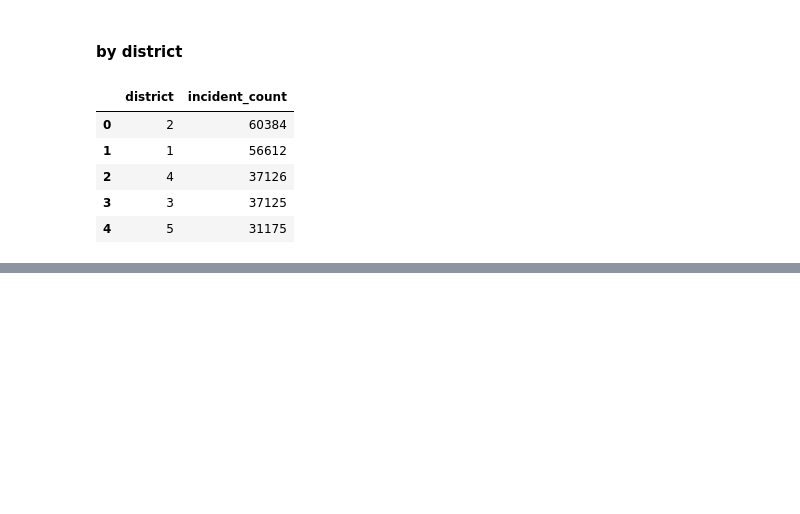
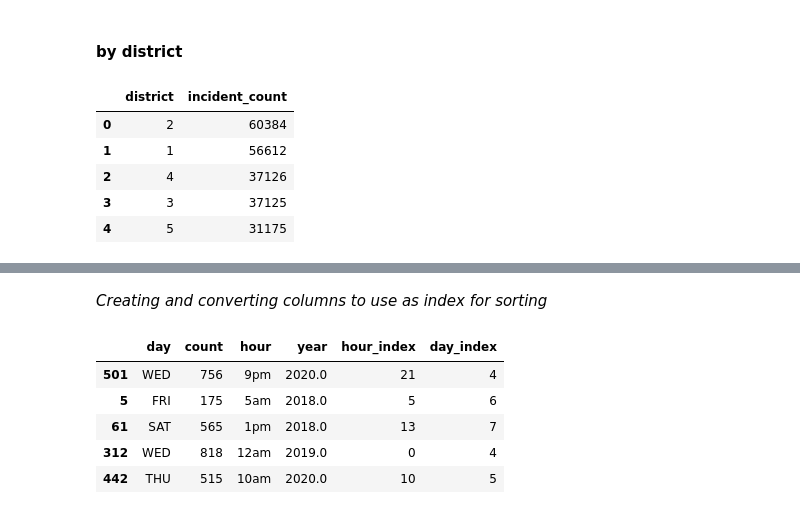
Before and after one commit to DonnieData/austin_crime_EDA, a Jupyter notebook: crime_data_EDA.ipynb, the cells around one changed output, grey strips where cells are left out. Saved outputs shown, nothing was run; the diff lists cells and outputs as text; code cells hidden in the pictures; blank space fills up the shorter version.

Commit message:
updating frame transformation and sorting for heatmap test data

```diff
--- a/crime_data_EDA.ipynb
+++ b/crime_data_EDA.ipynb
@@ -320,0 +323,7 @@ top_district.head()
+# %%
+all_crime_day = db_frame(f'''SELECT TO_CHAR(occurred_date, 'DY') as day, COUNT(*),
+            EXTRACT(HOUR FROM occurred_date) as hour,
+            EXTRACT(YEAR FROM occurred_date) as year
+            FROM crime_incidents
+            GROUP BY year, day, hour
+            ;''')
@@ -320,0 +333,44 @@ top_district.head()
+# %% [markdown]
+<i>Creating and converting columns to use as index for sorting</i>
+# %%
+#--convert hour column--
+# create list for hour ocnversions
+hour_convert = ['12am','1am','2am','3am','4am','5am','6am','7am','8am','9am','10am','11am',
+             '12pm','1pm','2pm','3pm','4pm','5pm','6pm','7pm','8pm','9pm','10pm','11pm']
+
+# tuple current hour values and new ones
+hour_zip = [i for i in zip(all_crime_day.hour.unique(), h_convert)]
+
+# loop thorugh values and covnert to dictionary
+hour_mapper = {}
+for i in list(range(len(hour_zip))):
+    hour_mapper[hour_zip[i][0]] = samp_list[i][1]
+
+#convert column to new vbalues
+all_crime_day['hour'] = all_crime_day['hour'].apply(lambda x: hour_mapper[x])
+# %%
+#--create hour_index column
+#loop through values and insert into dictionary
+hour_index_mapper = {}
+for i in list(range(len(hour_convert))):
+    hour_index_mapper[hour_convert[i]] = i
+
+#create new column with mapper
+all_crime_day['hour_index'] = all_crime_day['hour'].apply(lambda x: hour_index_mapper[x])
+# %%
+#--create day_index column--
+#create day index mappers to sort columns
+day_index_mapper = {'SUN':1,'MON':2,'TUE':3,'WED':4,'THU':5,'FRI':6,'SAT':7}
+
+# create fay index column
+all_crime_day['day_index'] = all_crime_day['day'].apply(lambda x: index_mapper[x])
+# %%
+#review
+all_crime_day.sample(5)
+# %% [output]
+|  | day | count | hour | year | hour_index | day_index |
+| 501 | WED | 756 | 9pm | 2020.0 | 21 | 4 |
+| 5 | FRI | 175 | 5am | 2018.0 | 5 | 6 |
+| 61 | SAT | 565 | 1pm | 2018.0 | 13 | 7 |
+| 312 | WED | 818 | 12am | 2019.0 | 0 | 4 |
+| 442 | THU | 515 | 10am | 2020.0 | 10 | 5 |
```
Also changed, not shown: parts of 9 cells of this notebook, 2 other files.
